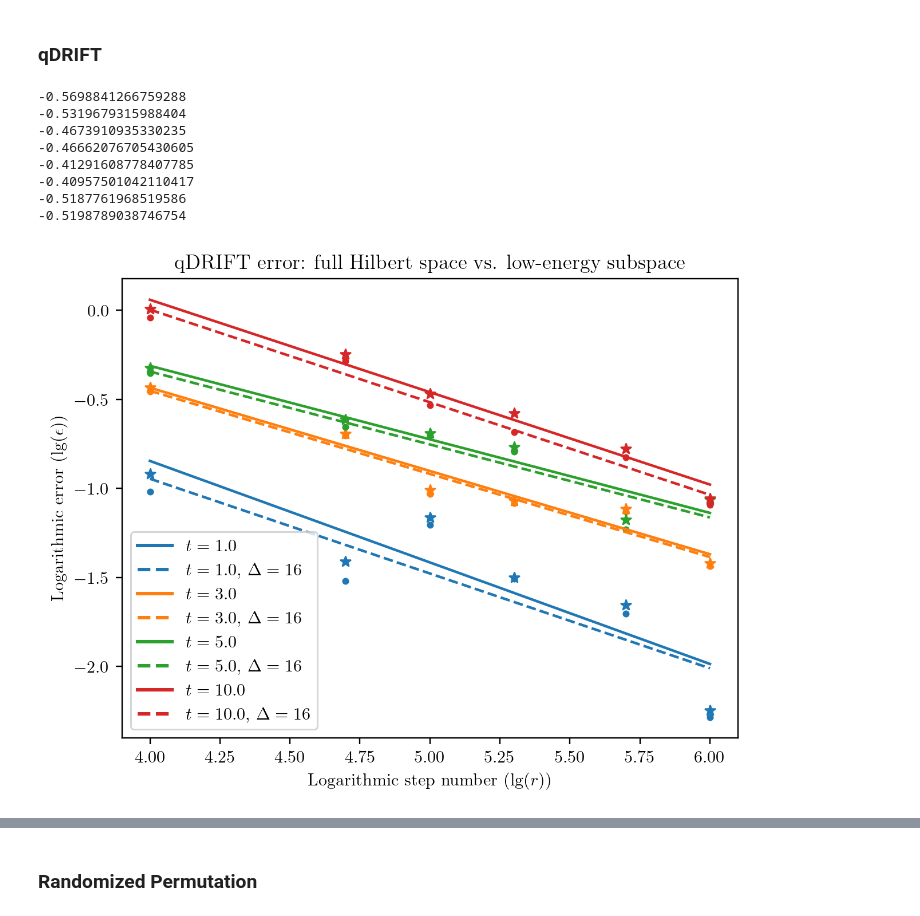
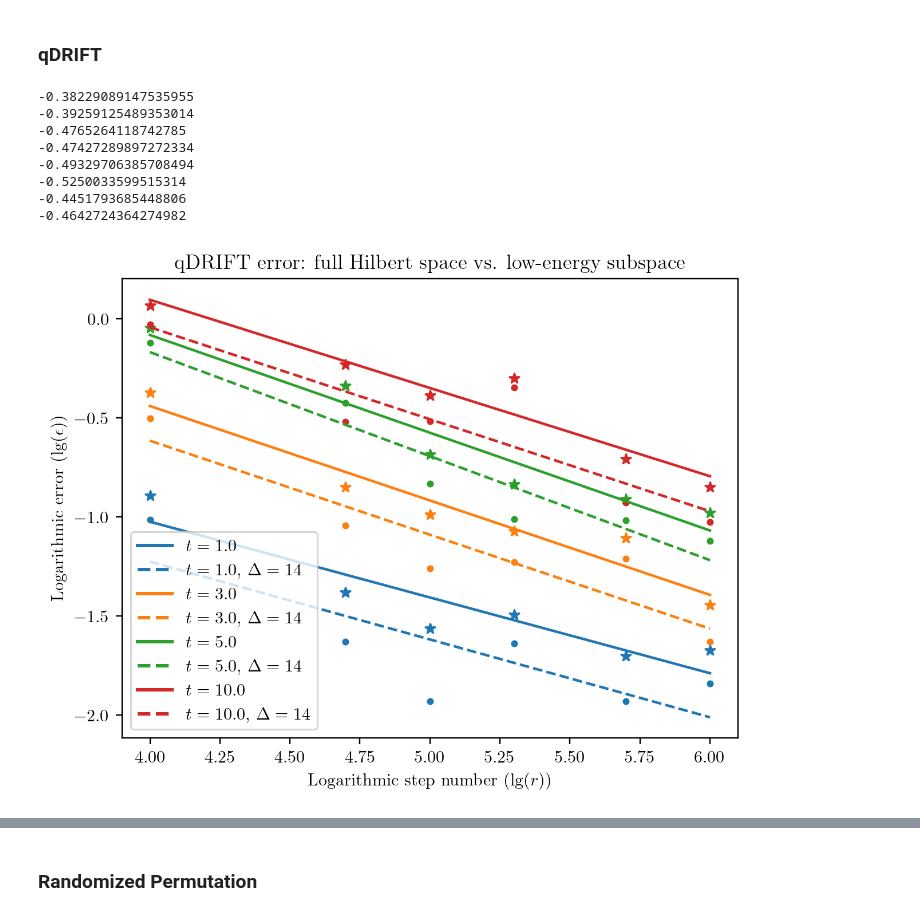
Before and after one commit to Qubit-Fernand/Digital-Quantum-Simulation, a Jupyter notebook: Figure/Plotting.ipynb, the cells around one changed output, grey strips where cells are left out. Saved outputs shown, nothing was run; the diff lists cells and outputs as text; code cells hidden in the pictures.

```diff
--- a/Figure/Plotting.ipynb
+++ b/Figure/Plotting.ipynb
@@ -98,9 +98,9 @@ fig.savefig('Trotter-2x6.pdf', dpi=600, format='pdf')
 # %% [markdown]
 ### qDRIFT
 # %%
-# qDRIFT Error on 1x7 Heisenberg Model
-Delta = 16
-File = '../qDRIFT/norm_1x7_16.mat'
+# qDRIFT Error on 1x8 Heisenberg Model
+Delta = 14
+File = '../qDRIFT/norm_1x8_14.mat'
 
 t_1 = np.log(np.array(loadmat(File)['t_1'].flatten()))/np.log(10)
 t_1_Delta = np.log(np.array(loadmat(File)['t_1_Delta'].flatten()))/np.log(10)
@@ -148,42 +148,42 @@ ax.plot(step_number_new, poly_t_1_Delta(step_number_new), color = '#1f77b4', lin
 ax.scatter(step_number, t_3, marker = '*', color = '#ff7f0e')
 ax.plot(step_number_new, poly_t_3(step_number_new), color = '#ff7f0e', linestyle = '-', label='$t=3.0$')
 
 ax.scatter(step_number, t_3_Delta, marker ='.', color = '#ff7f0e')
 ax.plot(step_number_new, poly_t_3_Delta(step_number_new), color = '#ff7f0e', linestyle = '--', label='$t=3.0$, $\Delta = {Delta}$'.format(Delta = Delta))
 
 ax.scatter(step_number, t_5, marker = '*', color = '#2ca02c')
 ax.plot(step_number_new, poly_t_5(step_number_new), color = '#2ca02c', linestyle = '-', label='$t=5.0$')
 
 ax.scatter(step_number, t_5_Delta, marker ='.', color = '#2ca02c')
 ax.plot(step_number_new, poly_t_5_Delta(step_number_new), color = '#2ca02c', linestyle = '--', label='$t=5.0$, $\Delta = {Delta}$'.format(Delta = Delta))
 
 ax.scatter(step_number, t_10, marker = '*', color = '#d62728')
 ax.plot(step_number_new, poly_t_10(step_number_new), color = '#d62728', linestyle = '-', label='$t=10.0$')
 
 ax.scatter(step_number, t_10_Delta, marker ='.', color = '#d62728')
 ax.plot(step_number_new, poly_t_10_Delta(step_number_new), color = '#d62728', linestyle = '--', label='$t=10.0$, $\Delta = {Delta}$'.format(Delta = Delta))
 ax.legend(handler_map={plt.Line2D: ColorLineStyleHandler()})
 
 print(poly_t_1[1])
 print(poly_t_1_Delta[1])
 print(poly_t_3[1])
 print(poly_t_3_Delta[1])
 print(poly_t_5[1])
 print(poly_t_5_Delta[1])
 print(poly_t_10[1])
 print(poly_t_10_Delta[1])
 
 fig.savefig('qDRIFT-1x7.pdf', dpi=600, format='pdf')
 # %% [output]
--0.5698841266759288
--0.5319679315988404
--0.4673910935330235
--0.46662076705430605
--0.41291608778407785
--0.40957501042110417
--0.5187761968519586
--0.5198789038746754
+-0.38229089147535955
+-0.39259125489353014
+-0.4765264118742785
+-0.47427289897272334
+-0.49329706385708494
+-0.5250033599515314
+-0.4451793685448806
+-0.4642724364274982
-[figure, old version]
+[figure, new version]
 # %%
 # qDRIFT Error on Heisenberg Model: n-dependence, fix r = 1000000
 Delta = 4
```
Also changed, not shown: parts of 1 cell of this notebook, 4 other files.
